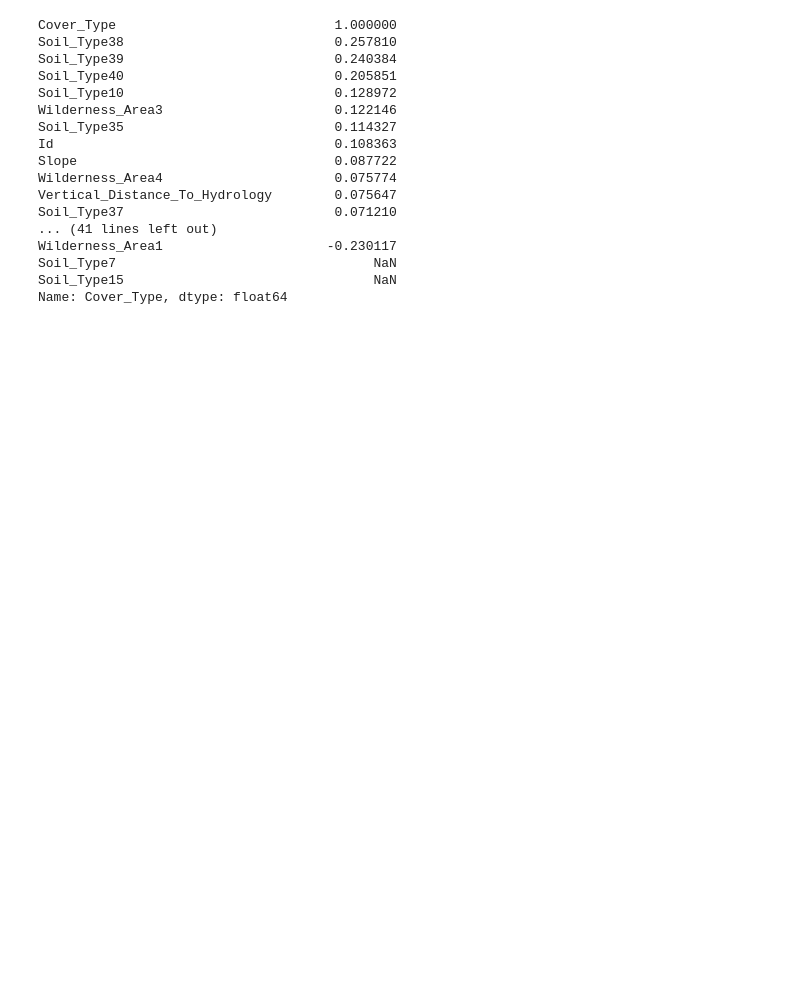
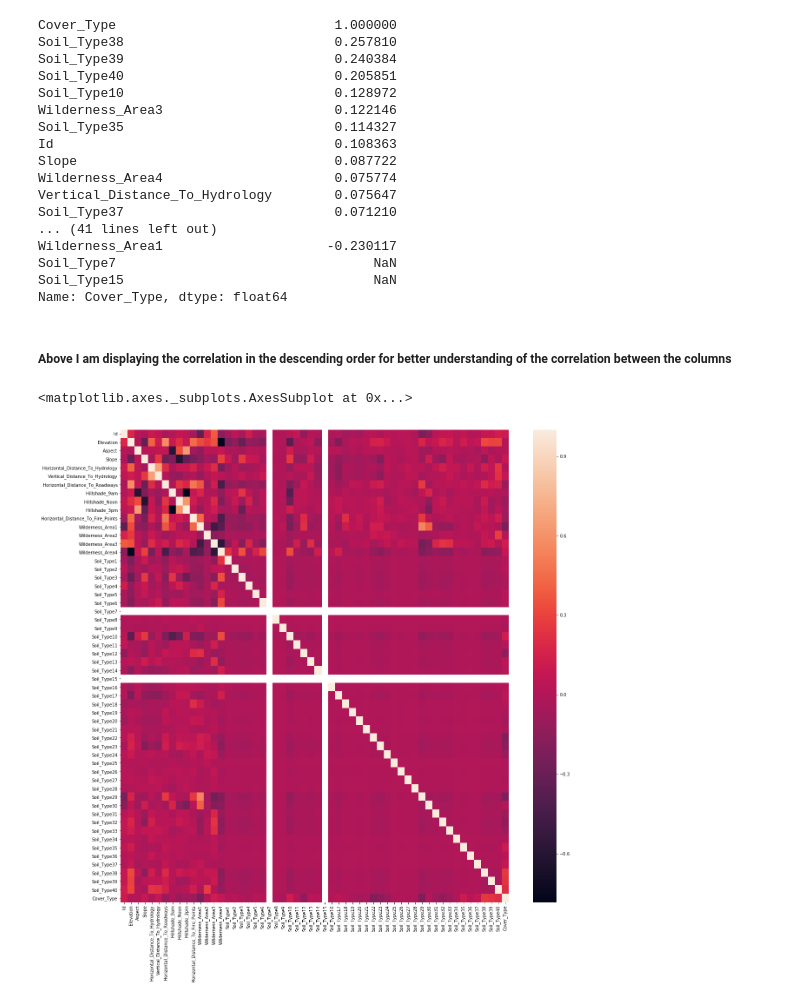
Before and after one commit to NewzySharma/MachineLearning, a Jupyter notebook: ForestCover.ipynb, the cells around one changed output. Saved outputs shown, nothing was run; the diff lists cells and outputs as text; code cells hidden in the pictures; blank space fills up the shorter version.

```diff
--- a/ForestCover.ipynb
+++ b/ForestCover.ipynb
@@ -228,3 +262,11 @@ Wilderness_Area1                     -0.230117
 Soil_Type7                                 NaN
 Soil_Type15                                NaN
 Name: Cover_Type, dtype: float64
+# %% [markdown]
+##### Above I am displaying the correlation in the descending order for better understanding of the correlation between the columns
+# %%
+plt.figure(figsize=(20,20))
+sns.heatmap(train.corr(),fmt=".2f")
+# %% [output]
+<matplotlib.axes._subplots.AxesSubplot at 0x...>
+[figure, added]
```
Also changed, not shown: parts of 22 cells of this notebook.
